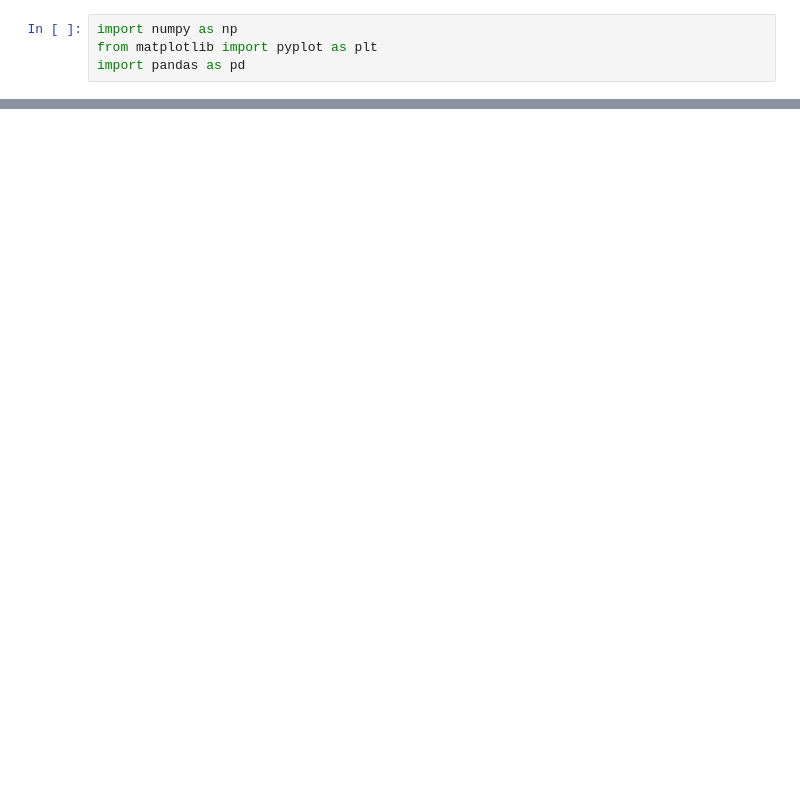
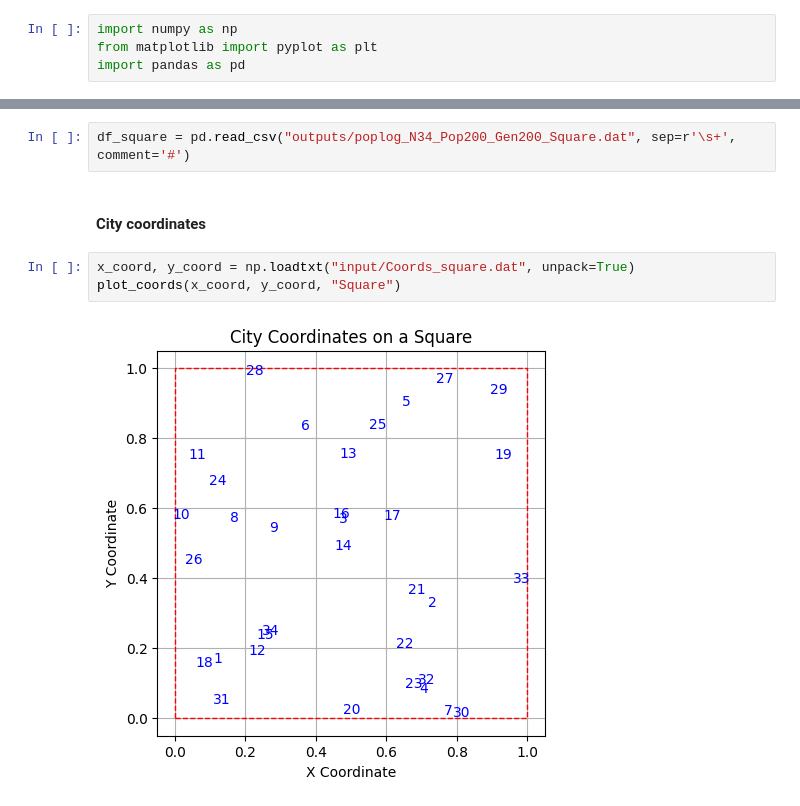
Before and after one commit to giuliagogna/NumericalSimulationLaboratory, a Jupyter notebook: Lab09/analysis09.ipynb, the cells around one changed output, grey strips where cells are left out. Cells and saved outputs as stored; diff of their text form; blank space fills up the shorter version.

```diff
--- a/Lab09/analysis09.ipynb
+++ b/Lab09/analysis09.ipynb
@@ -254,0 +328,9 @@ plot_tour(700, df, x_coord, y_coord)   # Final result after all generations (las
+# %%
+df_square = pd.read_csv("outputs/poplog_N34_Pop200_Gen200_Square.dat", sep=r'\s+', comment='#')
+# %% [markdown]
+#### City coordinates
+# %%
+x_coord, y_coord = np.loadtxt("input/Coords_square.dat", unpack=True)
+plot_coords(x_coord, y_coord, "Square")
+# %% [output]
+[figure, added]
```
Also changed, not shown: parts of 55 cells of this notebook, 9 other files.
